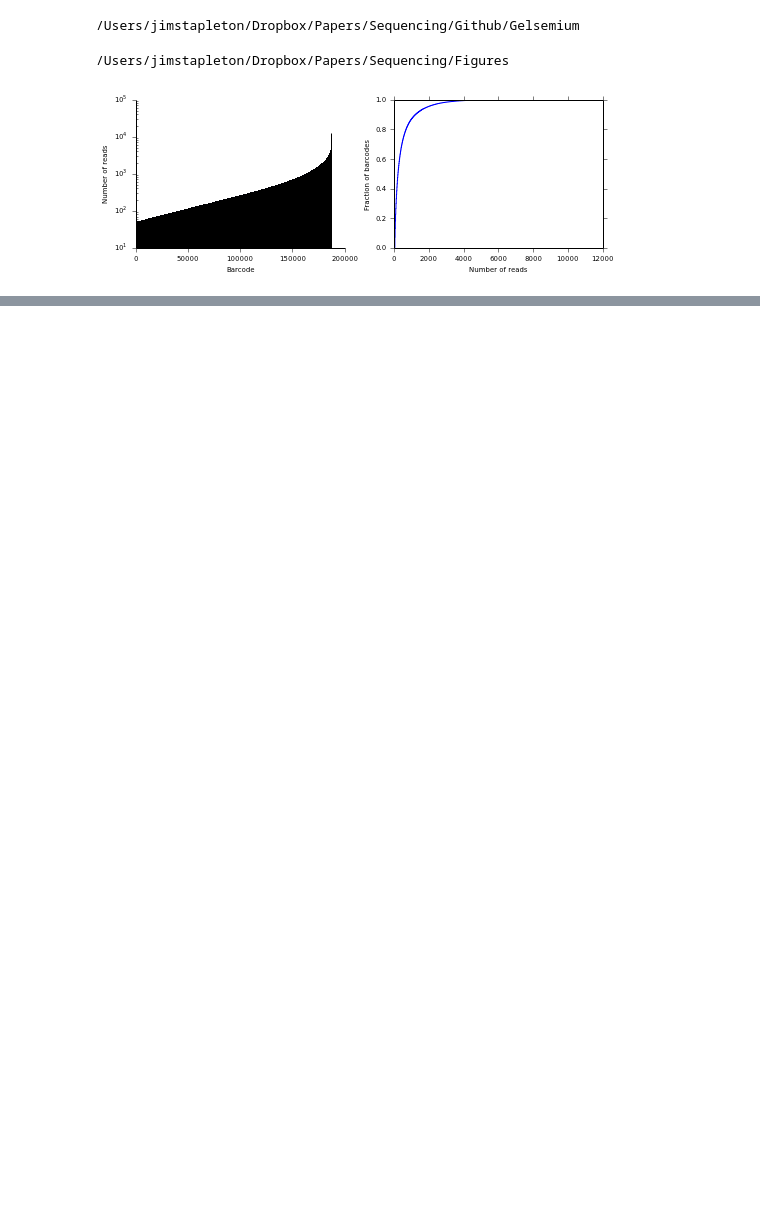
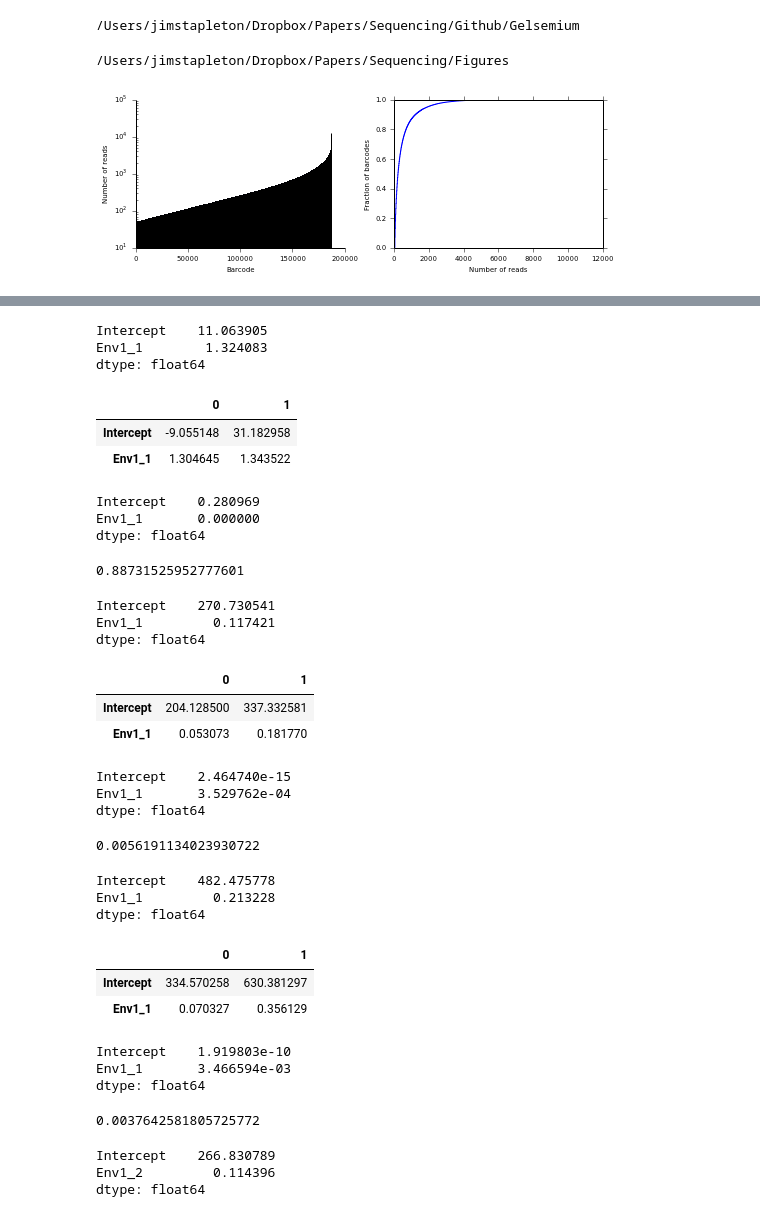
Before and after one commit to jstapleton/synthetic_reads, a Jupyter notebook: Figures.ipynb, the cells around one changed output, grey strips where cells are left out. Cells and saved outputs as stored; diff of their text form; code cells hidden in the pictures; blank space fills up the shorter version.

```diff
--- a/Figures.ipynb
+++ b/Figures.ipynb
@@ -1417,0 +1565,76 @@ plt.show()
+# %%
+lm1112 = smf.ols(formula='Env1_2 ~ Env1_1', data=data).fit()
+lm1112.params
+# %% [output]
+Intercept    11.063905
+Env1_1        1.324083
+dtype: float64
+# %%
+lm1112.conf_int()
+# %% [output]
+|  | 0 | 1 |
+| Intercept | -9.055148 | 31.182958 |
+| Env1_1 | 1.304645 | 1.343522 |
+# %%
+lm1112.pvalues
+# %% [output]
+Intercept    0.280969
+Env1_1       0.000000
+dtype: float64
+# %%
+lm1112.rsquared
+# %% [output]
+0.88731525952777601
+# %%
+lm1121 = smf.ols(formula='Env2_1 ~ Env1_1', data=data).fit()
+lm1121.params
+# %% [output]
+Intercept    270.730541
+Env1_1         0.117421
+dtype: float64
+# %%
+lm1121.conf_int()
+# %% [output]
+|  | 0 | 1 |
+| Intercept | 204.128500 | 337.332581 |
+| Env1_1 | 0.053073 | 0.181770 |
+# %%
+lm1121.pvalues
+# %% [output]
+Intercept    2.464740e-15
+Env1_1       3.529762e-04
+dtype: float64
+# %%
+lm1121.rsquared
+# %% [output]
+0.0056191134023930722
+# %%
+lm1122 = smf.ols(formula='Env2_2 ~ Env1_1', data=data).fit()
+lm1122.params
+# %% [output]
+Intercept    482.475778
+Env1_1         0.213228
+dtype: float64
+# %%
+lm1122.conf_int()
+# %% [output]
+|  | 0 | 1 |
+| Intercept | 334.570258 | 630.381297 |
+| Env1_1 | 0.070327 | 0.356129 |
+# %%
+lm1122.pvalues
+# %% [output]
+Intercept    1.919803e-10
+Env1_1       3.466594e-03
+dtype: float64
+# %%
+lm1122.rsquared
+# %% [output]
+0.0037642581805725772
+# %%
+lm1221 = smf.ols(formula='Env2_1 ~ Env1_2', data=data).fit()
+lm1221.params
+# %% [output]
+Intercept    266.830789
+Env1_2         0.114396
+dtype: float64
```
Also changed, not shown: parts of 21 cells of this notebook.
